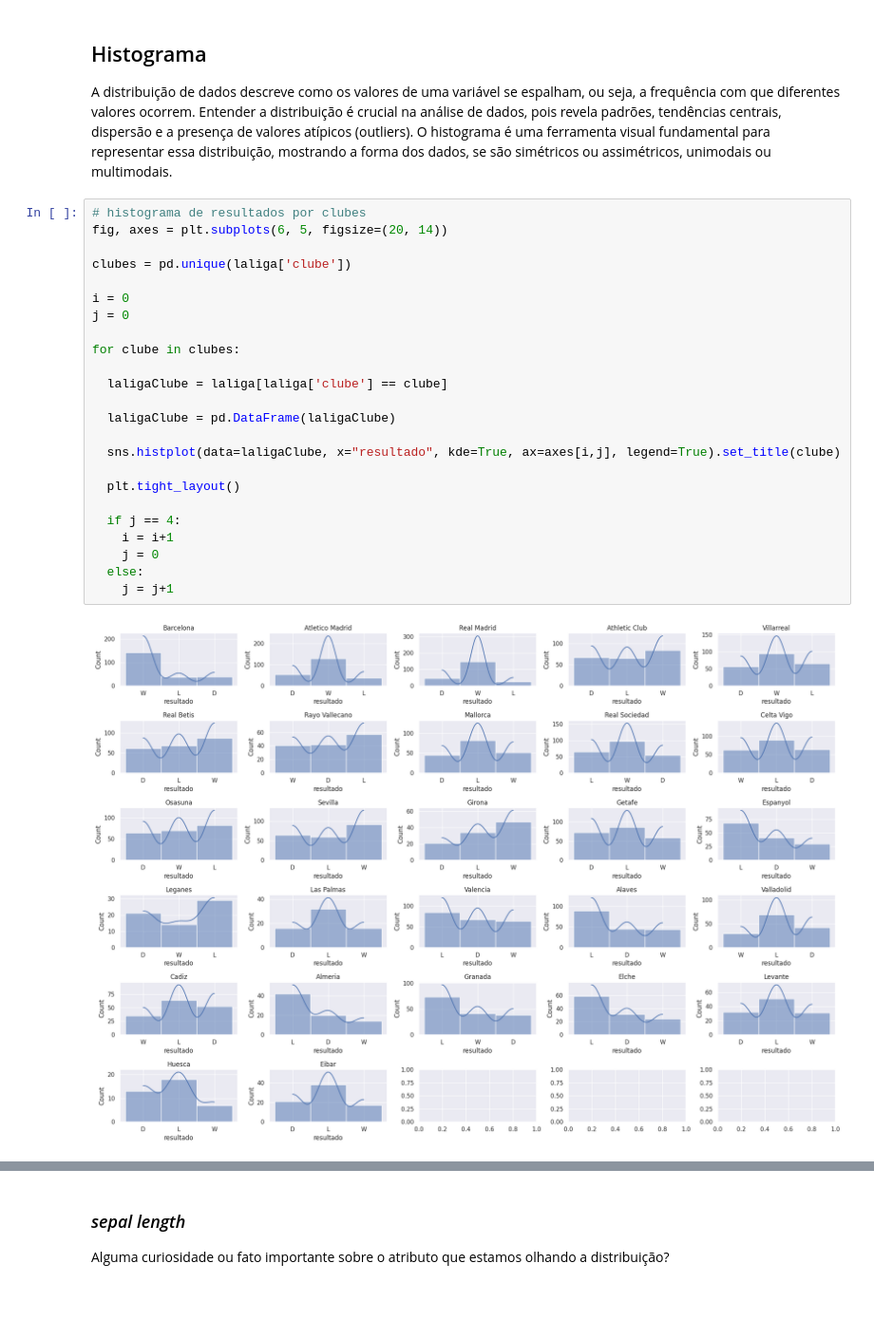
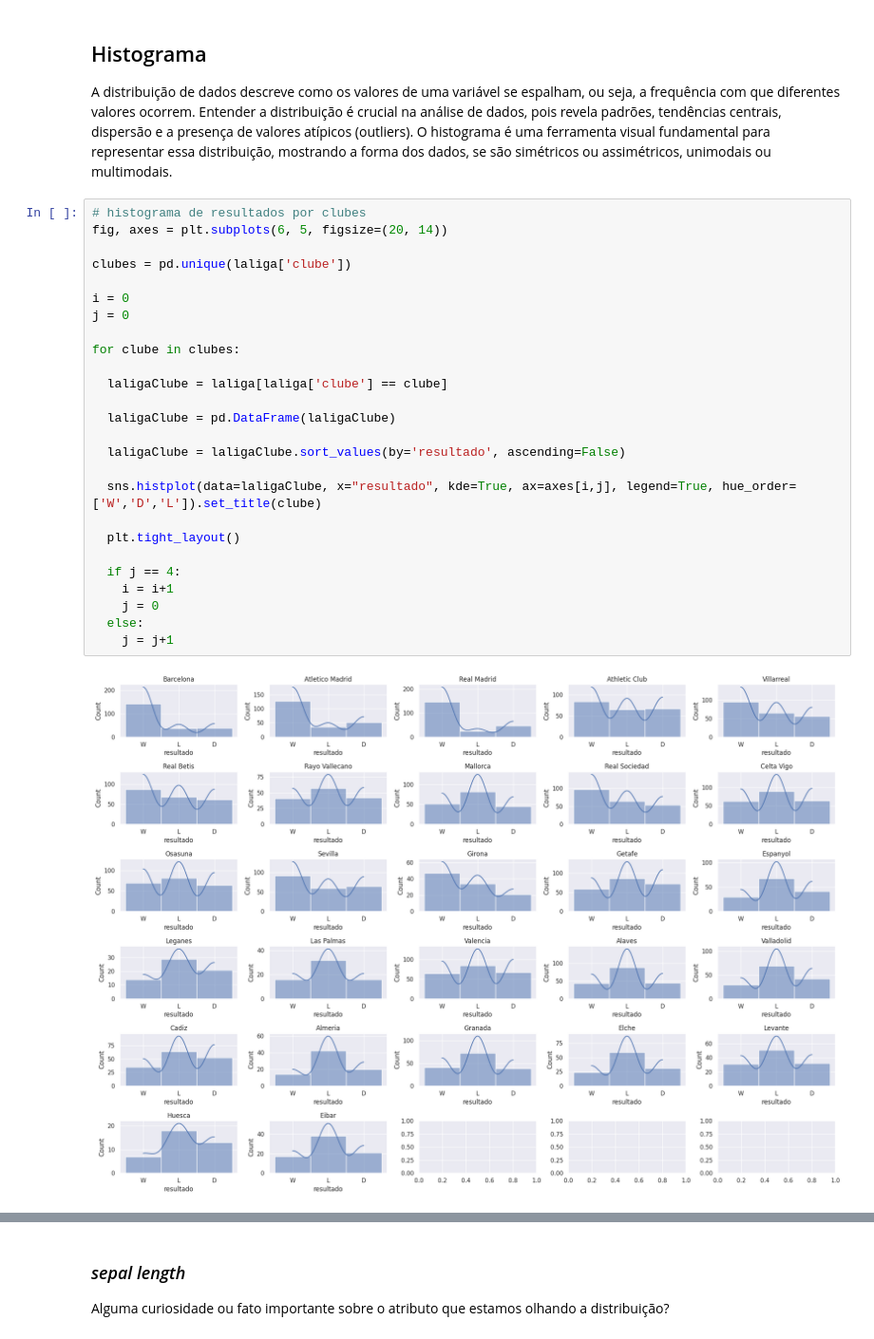
Before and after one commit to guilhermer1/mvp_AnaliseDeDados, a Jupyter notebook: Análise_de_Dados_e_Boas_Práticas-LaLiga.ipynb, the cells around one changed output, grey strips where cells are left out. Shown at 95% size. Drawn from its saved outputs; the diff is of its cells as text; blank space fills up the shorter version.

```diff
--- a/Análise_de_Dados_e_Boas_Práticas-LaLiga.ipynb
+++ b/Análise_de_Dados_e_Boas_Práticas-LaLiga.ipynb
@@ -358,26 +358,28 @@ A distribuição de dados descreve como os valores de uma variável se espalham,
 # %%
 # histograma de resultados por clubes
 fig, axes = plt.subplots(6, 5, figsize=(20, 14))
 
 clubes = pd.unique(laliga['clube'])
 
 i = 0
 j = 0
 
 for clube in clubes:
 
   laligaClube = laliga[laliga['clube'] == clube]
 
   laligaClube = pd.DataFrame(laligaClube)
 
-  sns.histplot(data=laligaClube, x="resultado", kde=True, ax=axes[i,j], legend=True).set_title(clube)
+  laligaClube = laligaClube.sort_values(by='resultado', ascending=False)
+
+  sns.histplot(data=laligaClube, x="resultado", kde=True, ax=axes[i,j], legend=True, hue_order=['W','D','L']).set_title(clube)
 
   plt.tight_layout()
 
   if j == 4:
     i = i+1
     j = 0
   else:
     j = j+1
 # %% [output]
-[figure, old version]
+[figure, new version]
```
Also changed, not shown: parts of 1 cell of this notebook.
